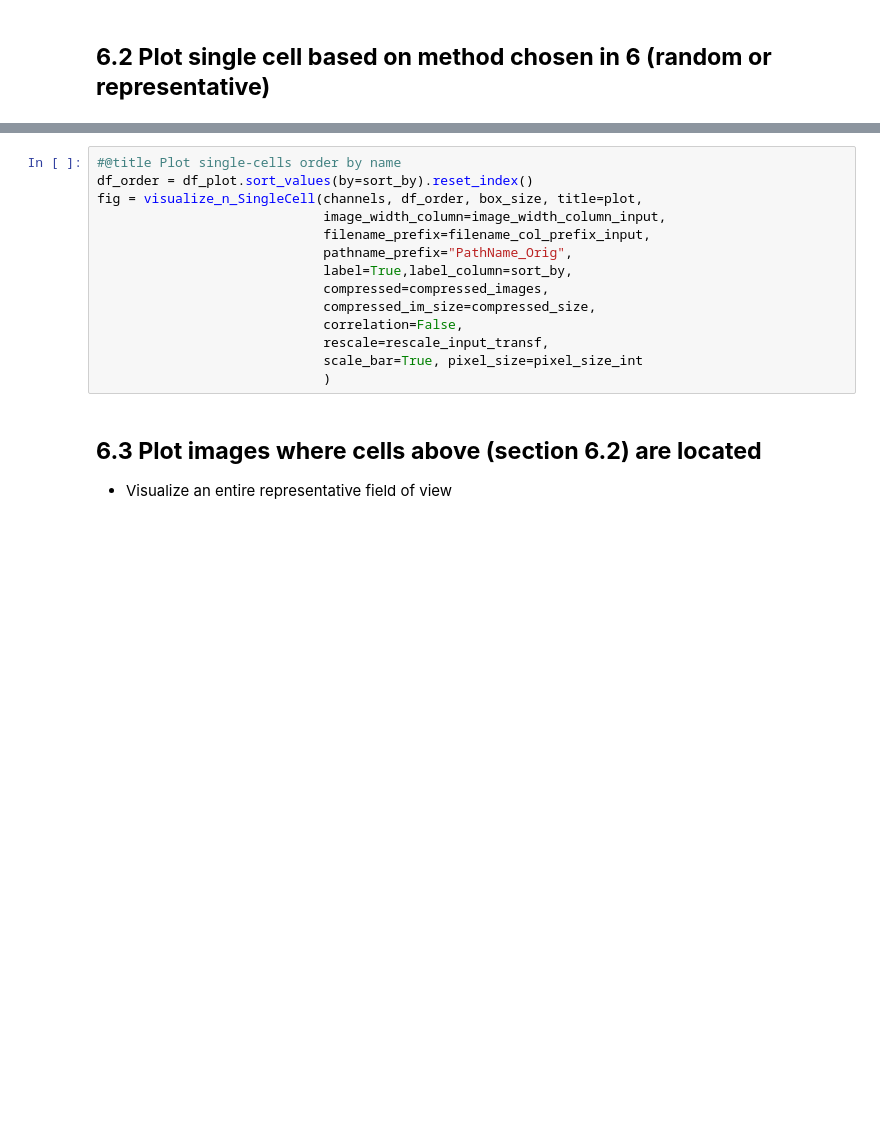
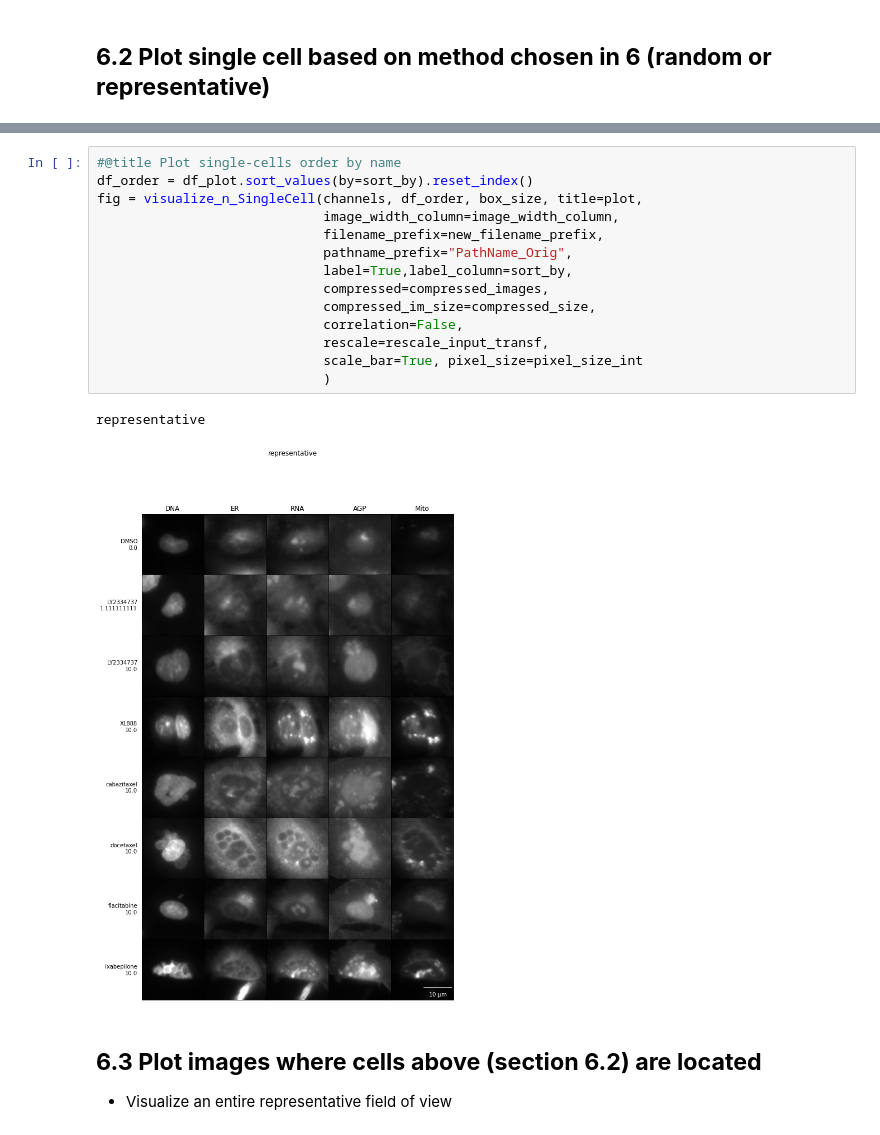
Before and after one commit to ciminilab/2023_Garcia-Fossa_Cruz_CurrentProtocols, a Jupyter notebook: basic_protocol_2/notebook/Basic_Protocol_2.ipynb, the cells around one changed output, grey strips where cells are left out. Saved outputs shown, nothing was run; the diff lists cells and outputs as text; blank space fills up the shorter version.

```diff
--- a/basic_protocol_2/notebook/Basic_Protocol_2.ipynb
+++ b/basic_protocol_2/notebook/Basic_Protocol_2.ipynb
@@ -822,17 +836,20 @@ Give this figure a name:Fig6_representative
 # %%
 #@title Plot single-cells order by name
 df_order = df_plot.sort_values(by=sort_by).reset_index()
 fig = visualize_n_SingleCell(channels, df_order, box_size, title=plot,
-                             image_width_column=image_width_column_input,
-                             filename_prefix=filename_col_prefix_input,
+                             image_width_column=image_width_column,
+                             filename_prefix=new_filename_prefix,
                              pathname_prefix="PathName_Orig",
                              label=True,label_column=sort_by,
                              compressed=compressed_images,
                              compressed_im_size=compressed_size,
                              correlation=False,
                              rescale=rescale_input_transf,
                              scale_bar=True, pixel_size=pixel_size_int
                              )
+# %% [output]
+representative
+[figure, added]
 # %% [markdown]
 ## **6.3 Plot images where cells above (section 6.2) are located**
 
```
Also changed, not shown: parts of 20 cells of this notebook.
